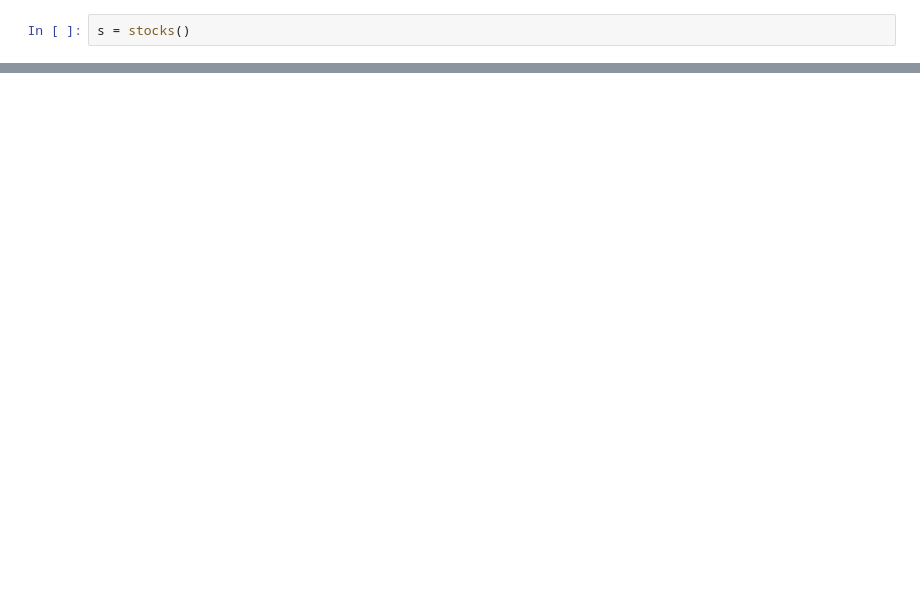
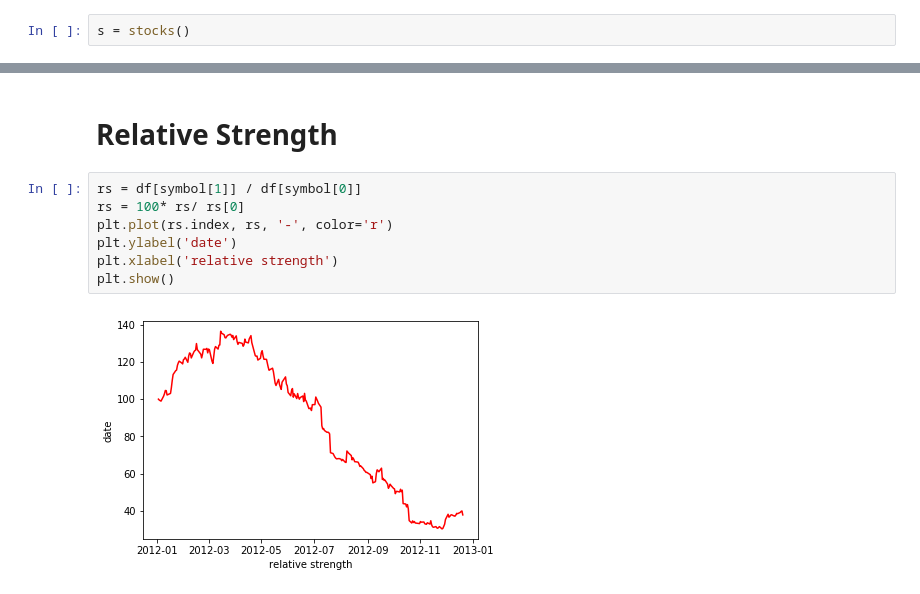
Before and after one commit to Kevinqian0501/MachineLearningForTrading, a Jupyter notebook: machine_learning_for_trade.ipynb, the cells around one changed output, grey strips where cells are left out. Cells and saved outputs as stored; diff of their text form; blank space fills up the shorter version.

```diff
--- a/machine_learning_for_trade.ipynb
+++ b/machine_learning_for_trade.ipynb
@@ -26,0 +72,11 @@ s.get_data_to_csv('AMD')
+# %% [markdown]
+# Relative Strength
+# %%
+rs = df[symbol[1]] / df[symbol[0]]
+rs = 100* rs/ rs[0]
+plt.plot(rs.index, rs, '-', color='r')
+plt.ylabel('date')
+plt.xlabel('relative strength')
+plt.show()
+# %% [output]
+[figure, added]
```
Also changed, not shown: parts of 13 cells of this notebook, 4 other files.
